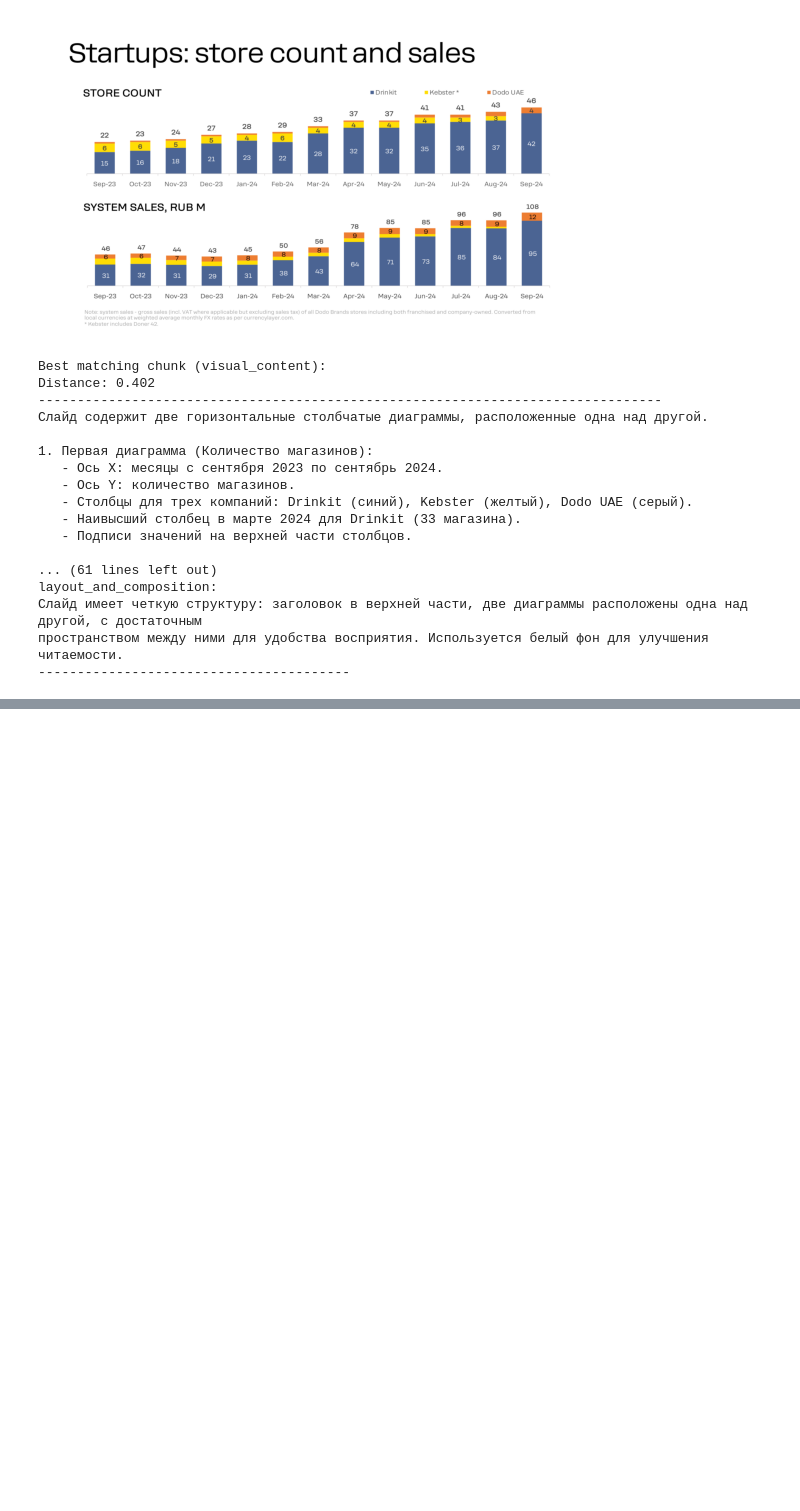
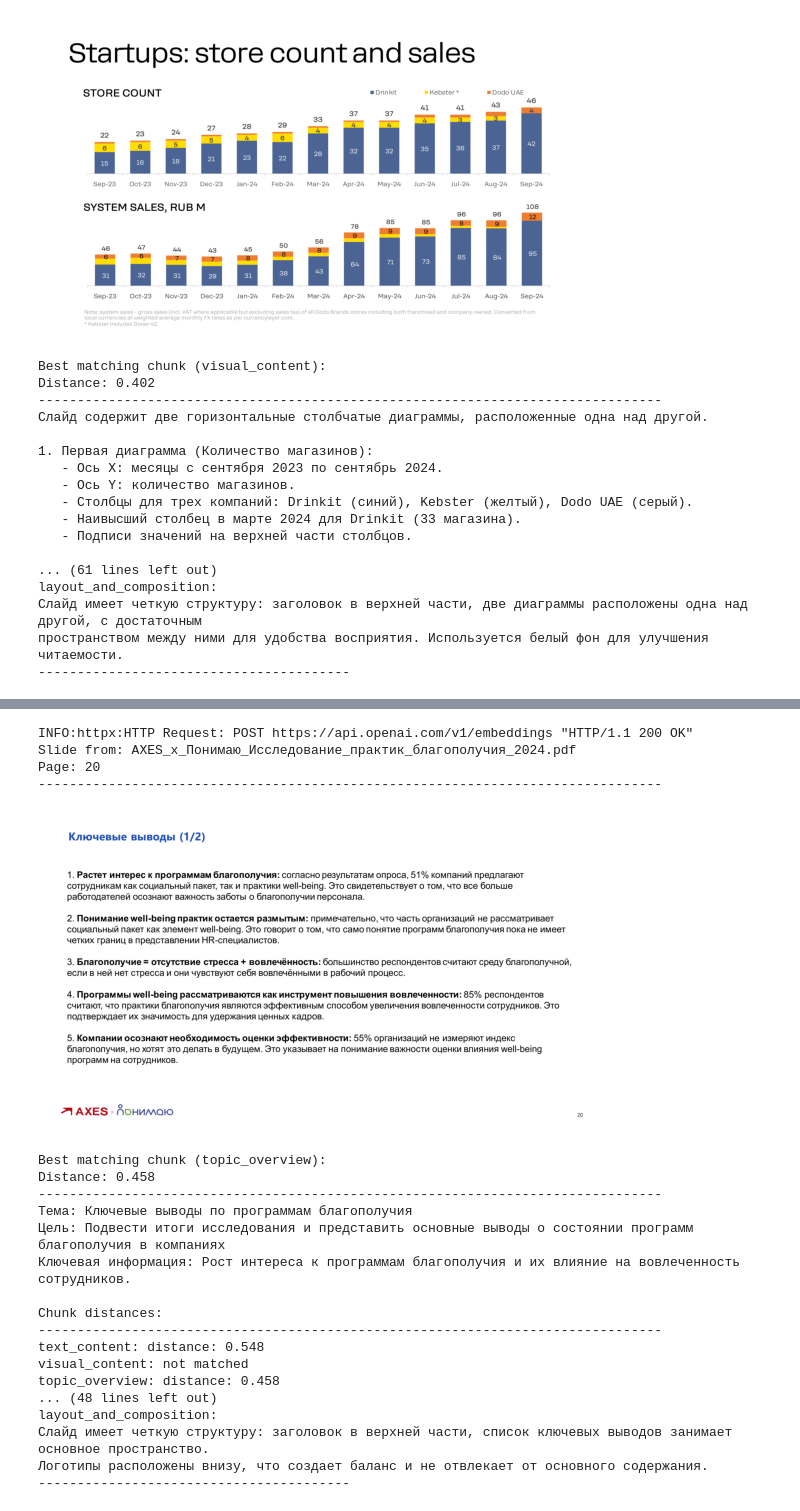
Before and after one commit to tambovtsev-io/presentation-search, a Jupyter notebook: notebooks/rag/chroma_queries.ipynb, the cells around one changed output, grey strips where cells are left out. Saved outputs shown, nothing was run; the diff lists cells and outputs as text; code cells hidden in the pictures; blank space fills up the shorter version.

```diff
--- a/notebooks/rag/chroma_queries.ipynb
+++ b/notebooks/rag/chroma_queries.ipynb
@@ -434,0 +548,29 @@ layout_and_composition:
+# %%
+results = storage.search_query_presentations(
+    "Презентация про практики благополучия",
+    n_presentations=3
+)
+display_search_result_page(results[0].best_slide)
+# %% [output]
+INFO:httpx:HTTP Request: POST https://api.openai.com/v1/embeddings "HTTP/1.1 200 OK"
+Slide from: AXES_х_Понимаю_Исследование_практик_благополучия_2024.pdf
+Page: 20
+--------------------------------------------------------------------------------
+[figure, added]
+Best matching chunk (topic_overview):
+Distance: 0.458
+--------------------------------------------------------------------------------
+Тема: Ключевые выводы по программам благополучия
+Цель: Подвести итоги исследования и представить основные выводы о состоянии программ благополучия в компаниях
+Ключевая информация: Рост интереса к программам благополучия и их влияние на вовлеченность сотрудников.
+
+Chunk distances:
+--------------------------------------------------------------------------------
+text_content: distance: 0.548
+visual_content: not matched
+topic_overview: distance: 0.458
+... (48 lines left out)
+layout_and_composition:
+Слайд имеет четкую структуру: заголовок в верхней части, список ключевых выводов занимает основное пространство.
+Логотипы расположены внизу, что создает баланс и не отвлекает от основного содержания.
+----------------------------------------
```
Also changed, not shown: parts of 20 cells of this notebook, 1 other file.
